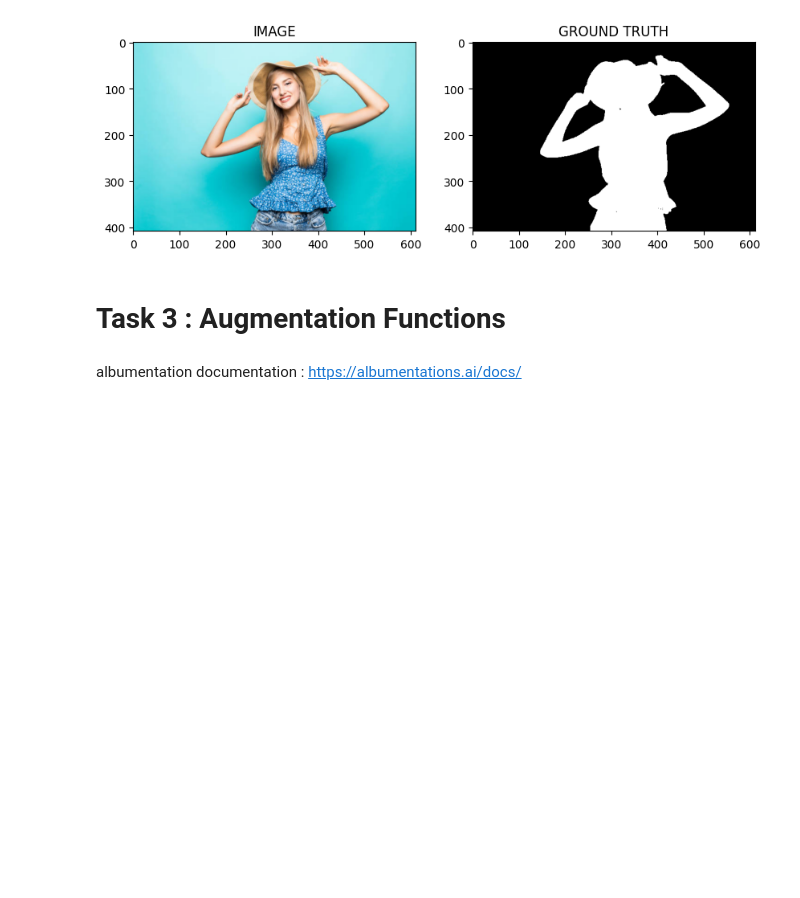
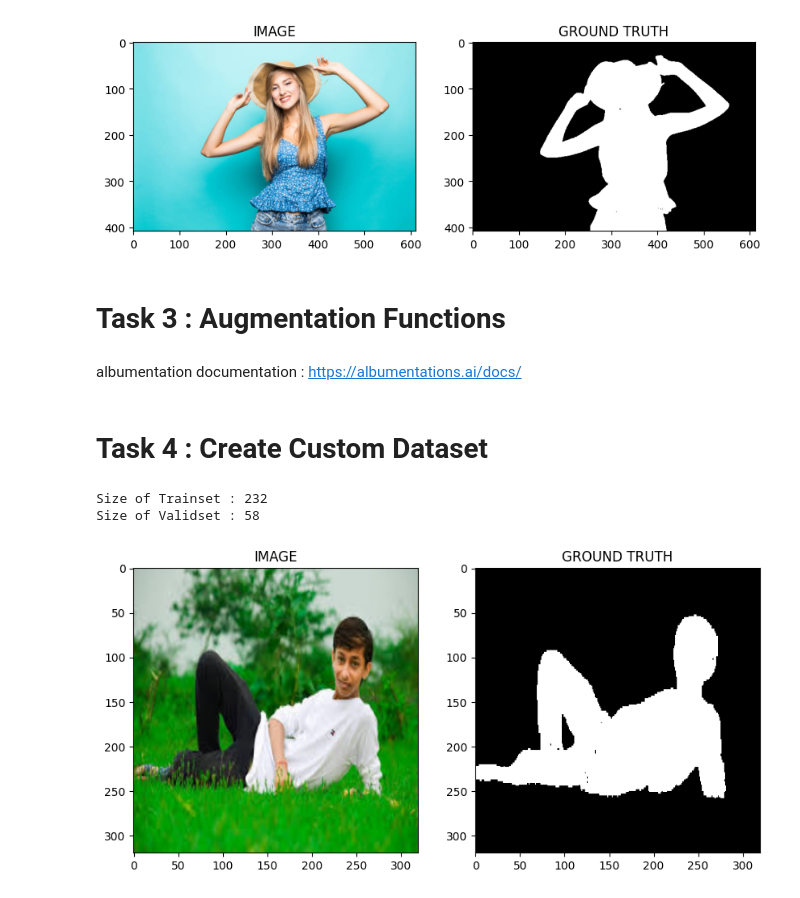
Before and after one commit to yassineelkhadiri/image-segmentation, a Jupyter notebook: Deep_Learning_with_PyTorch_ImageSegmentation.ipynb, the cells around one changed output. Saved outputs shown, nothing was run; the diff lists cells and outputs as text; code cells hidden in the pictures; blank space fills up the shorter version.

Commit message:
Feat: create train and validation set

```diff
--- a/Deep_Learning_with_PyTorch_ImageSegmentation.ipynb
+++ b/Deep_Learning_with_PyTorch_ImageSegmentation.ipynb
@@ -117,3 +123,5 @@ def get_valid_augs():
   return A.Compose([
       A.Resize(IMAGE_SIZE, IMAGE_SIZE),
   ])
+# %% [markdown]
+# Task 4 : Create Custom Dataset
@@ -119,0 +130,52 @@ def get_valid_augs():
+# %%
+class SegmentationDataset(Dataset):
+
+  def __init__(self, df, augmentations):
+    self.df = df
+    self.augmentations = augmentations
+
+  def __len__(self):
+    return len(self.df)
+
+  def __getitem__(self, idx):
+
+    row = self.df.iloc[idx]
+
+    image_path = row.images
+    mask_path = row.masks
+
+    image = cv2.imread(image_path)
+    image = cv2.cvtColor(image, cv2.COLOR_BGR2RGB)
+
+    mask = cv2.imread(mask_path, cv2.IMREAD_GRAYSCALE)
+    mask = np.expand_dims(mask, axis=-1)
+
+    if self.augmentations:
+      data = self.augmentations(image=image, mask=mask)
+      image = data['image']
+      mask = data['mask']
+
+    # (h, w, c) => (c, h, w)
+
+    image = np.transpose(image, (2, 0, 1)).astype(np.float32)
+    mask = np.transpose(mask, (2, 0, 1)).astype(np.float32)
+
+    image = torch.Tensor(image) / 255.0
+    mask = torch.round(torch.Tensor(mask) / 255.0)
+
+    return image, mask
+# %%
+trainset = SegmentationDataset(train_df, get_train_augs())
+validset = SegmentationDataset(valid_df, get_valid_augs())
+# %%
+print(f"Size of Trainset : {len(trainset)}")
+print(f"Size of Validset : {len(validset)}")
+# %% [output]
+Size of Trainset : 232
+Size of Validset : 58
+# %%
+idx = 128
+image, mask = trainset[idx]
+helper.show_image(image, mask)
+# %% [output]
+[figure, added]
```
Also changed, not shown: parts of 3 cells of this notebook.
